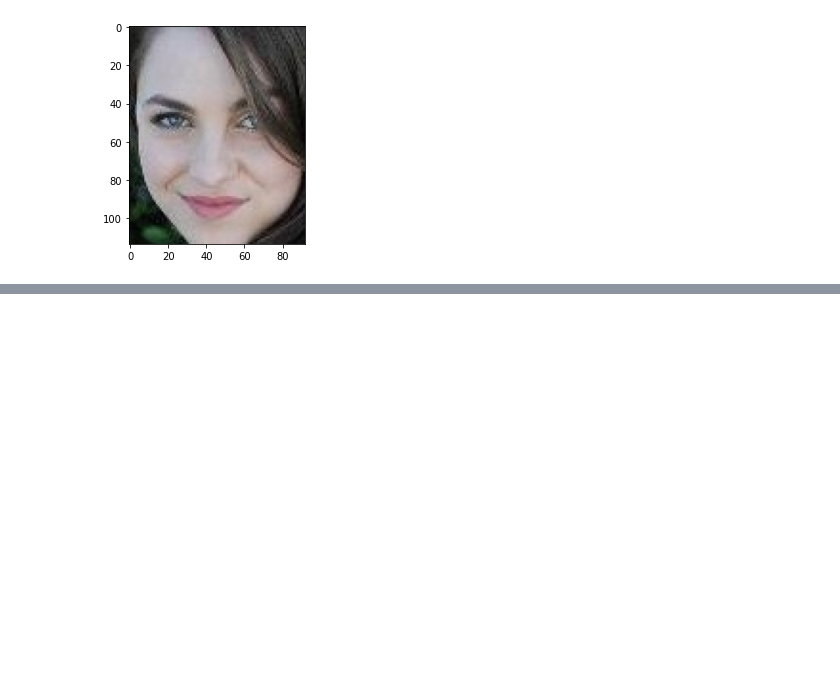
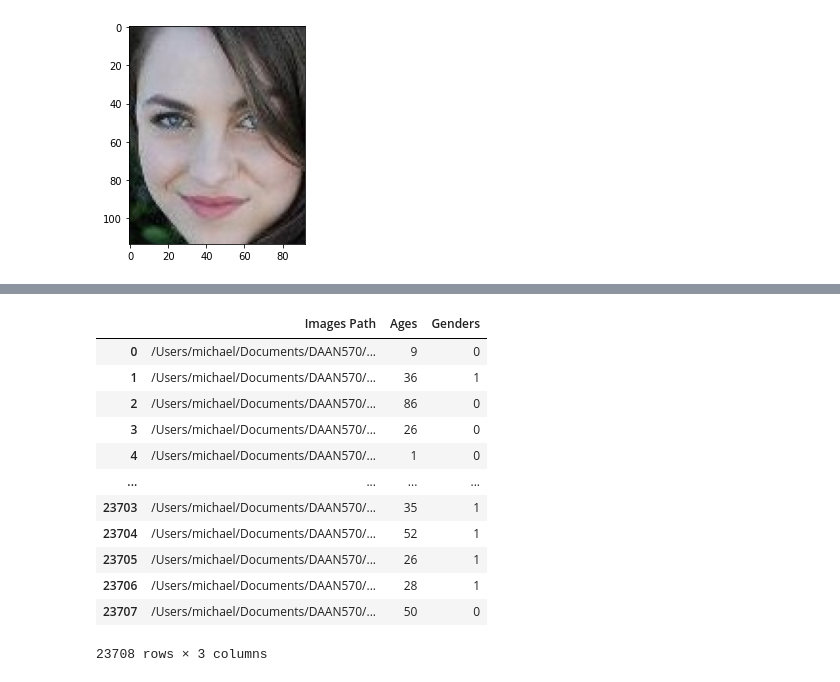
Before and after one commit to PatrickKudo/gender_image_classification, a Jupyter notebook: GoogleNetTest.ipynb, the cells around one changed output, grey strips where cells are left out. Saved outputs shown, nothing was run; the diff lists cells and outputs as text; code cells hidden in the pictures; blank space fills up the shorter version.

```diff
--- a/GoogleNetTest.ipynb
+++ b/GoogleNetTest.ipynb
@@ -229,0 +436,17 @@ Epoch 20/20
+# %%
+UTKdataframe['Genders'] = np.logical_not(UTKdataframe['Genders']).astype(int)
+UTKdataframe
+# %% [output]
+|  | Images Path | Ages | Genders |
+| 0 | /Users/michael/Documents/DAAN570/... | 9 | 0 |
+| 1 | /Users/michael/Documents/DAAN570/... | 36 | 1 |
+| 2 | /Users/michael/Documents/DAAN570/... | 86 | 0 |
+| 3 | /Users/michael/Documents/DAAN570/... | 26 | 0 |
+| 4 | /Users/michael/Documents/DAAN570/... | 1 | 0 |
+| ... | ... | ... | ... |
+| 23703 | /Users/michael/Documents/DAAN570/... | 35 | 1 |
+| 23704 | /Users/michael/Documents/DAAN570/... | 52 | 1 |
+| 23705 | /Users/michael/Documents/DAAN570/... | 26 | 1 |
+| 23706 | /Users/michael/Documents/DAAN570/... | 28 | 1 |
+| 23707 | /Users/michael/Documents/DAAN570/... | 50 | 0 |
+23708 rows × 3 columns
```
Also changed, not shown: parts of 32 cells of this notebook.
